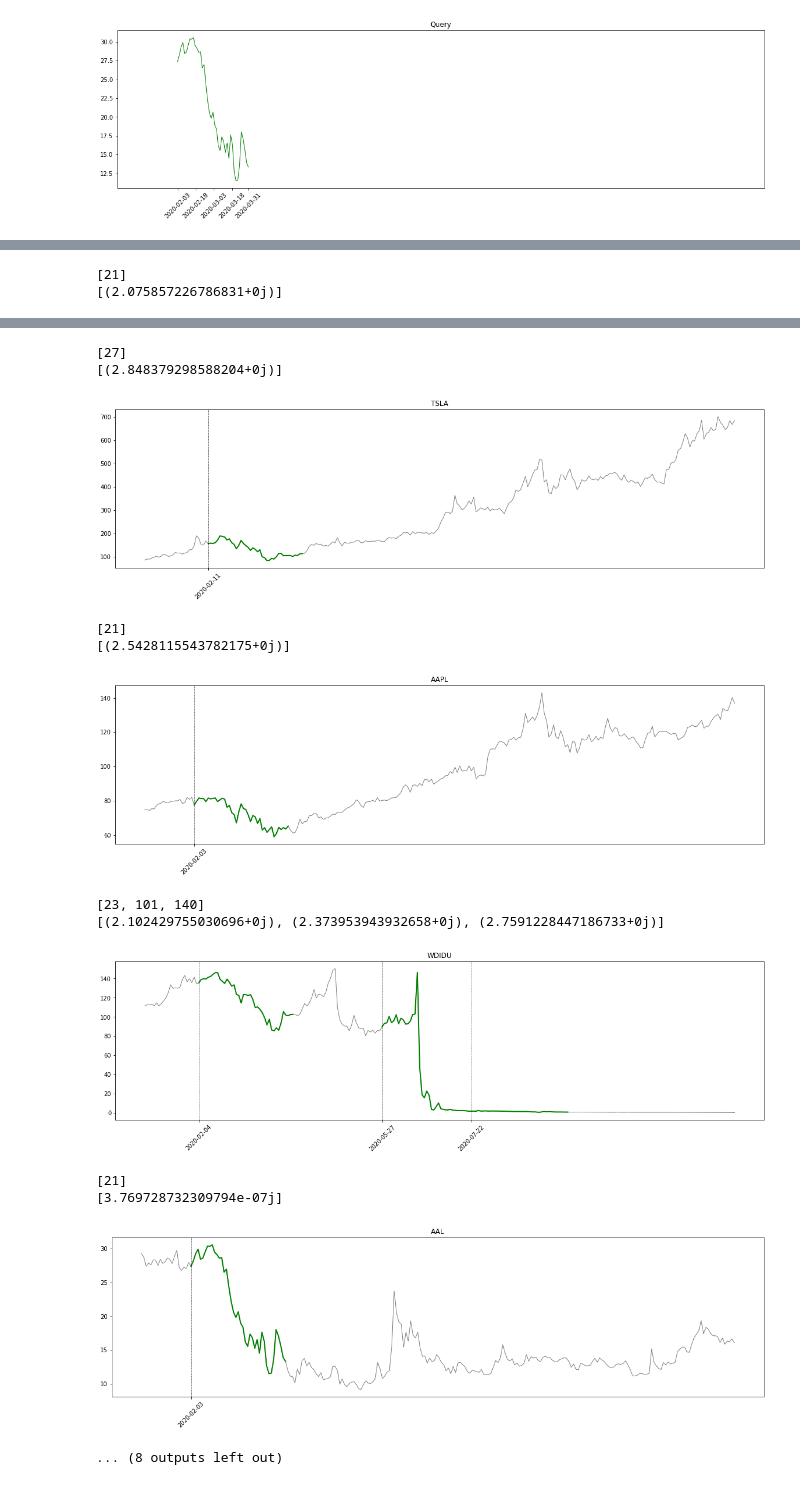
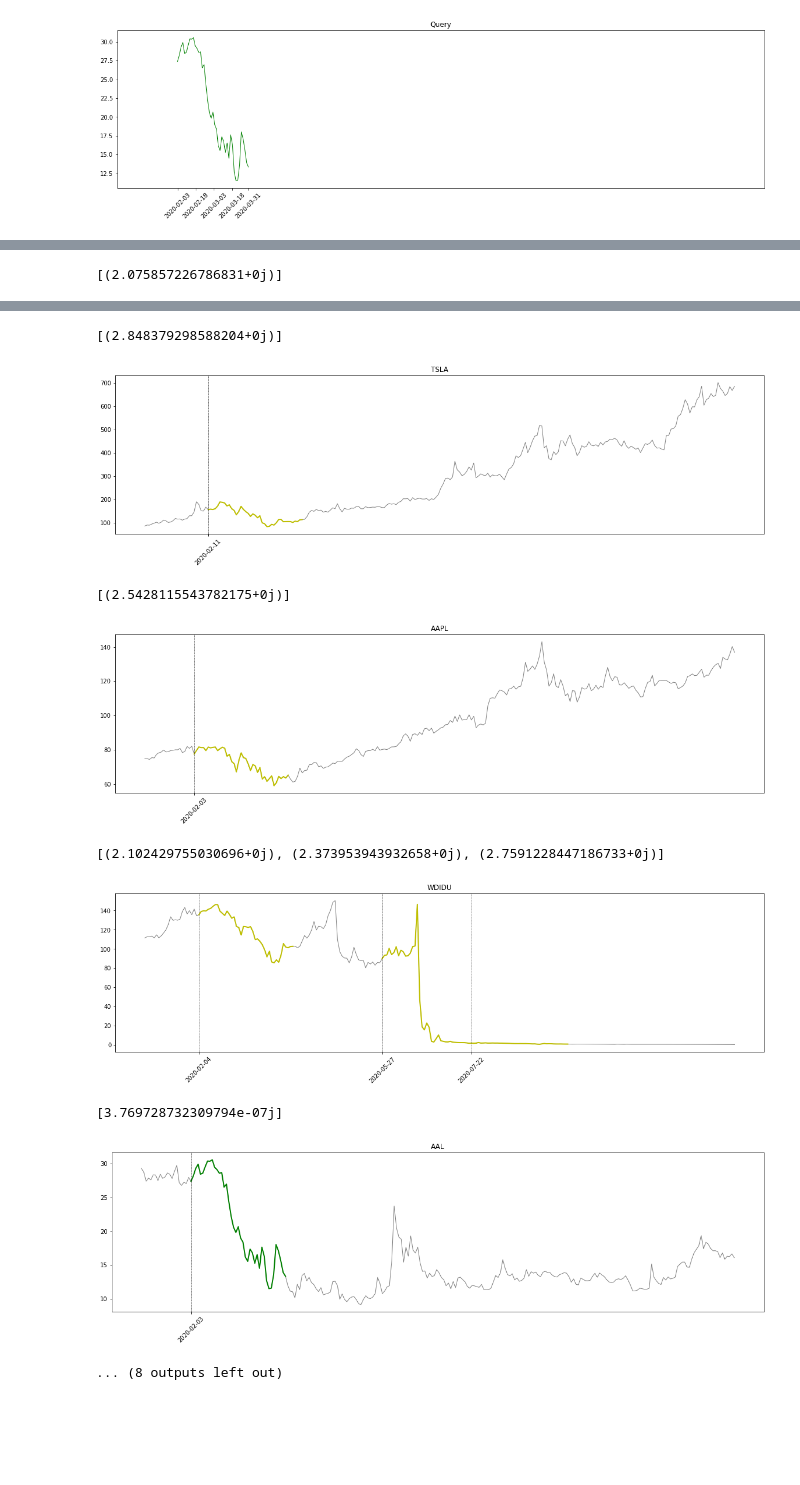
Before and after one commit to vladcioaba/vault, a Jupyter notebook: SimilaritySearchInTimeSeries.ipynb, the cells around one changed output, grey strips where cells are left out. Saved outputs shown, nothing was run; the diff lists cells and outputs as text; code cells hidden in the pictures; blank space fills up the shorter version.

```diff
--- a/SimilaritySearchInTimeSeries.ipynb
+++ b/SimilaritySearchInTimeSeries.ipynb
@@ -243,12 +243,12 @@ for obj in series:
         distances_filtered.append(matches[i][1])
 
     #print(indices_filtered)
-    #print(distances_filtered)
+    print(distances_filtered)
     x_ticks = []
     for idx, dist in zip(indices_filtered, distances_filtered):
       if dist > 3.0: # threshold for best find
         continue
-      plt.plot(data['Date'][idx:idx+len(query)], data['Avg'][idx:idx+len(query)], linewidth=2, c='g')
+      plt.plot(data['Date'][idx:idx+len(query)], data['Avg'][idx:idx+len(query)], linewidth=2, c='g' if dist < 2 else 'y')
       plt.axvline(x=data['Date'][idx], color='k', linewidth=0.5, linestyle='--')
       x_ticks.append(data['Date'][idx])
 
@@ -263,2 +262 @@ for obj in series:
-[21]
 [(2.075857226786831+0j)]
@@ -266,13 +264,9 @@ for obj in series:
-[27]
 [(2.848379298588204+0j)]
-[figure, old version]
+[figure, new version]
-[21]
 [(2.5428115543782175+0j)]
-[figure, old version]
+[figure, new version]
-[23, 101, 140]
 [(2.102429755030696+0j), (2.373953943932658+0j), (2.7591228447186733+0j)]
-[figure, old version]
+[figure, new version]
-[21]
 [3.769728732309794e-07j]
 [figure]
 ... (8 outputs left out)
```
Also changed, not shown: parts of 1 cell of this notebook.
